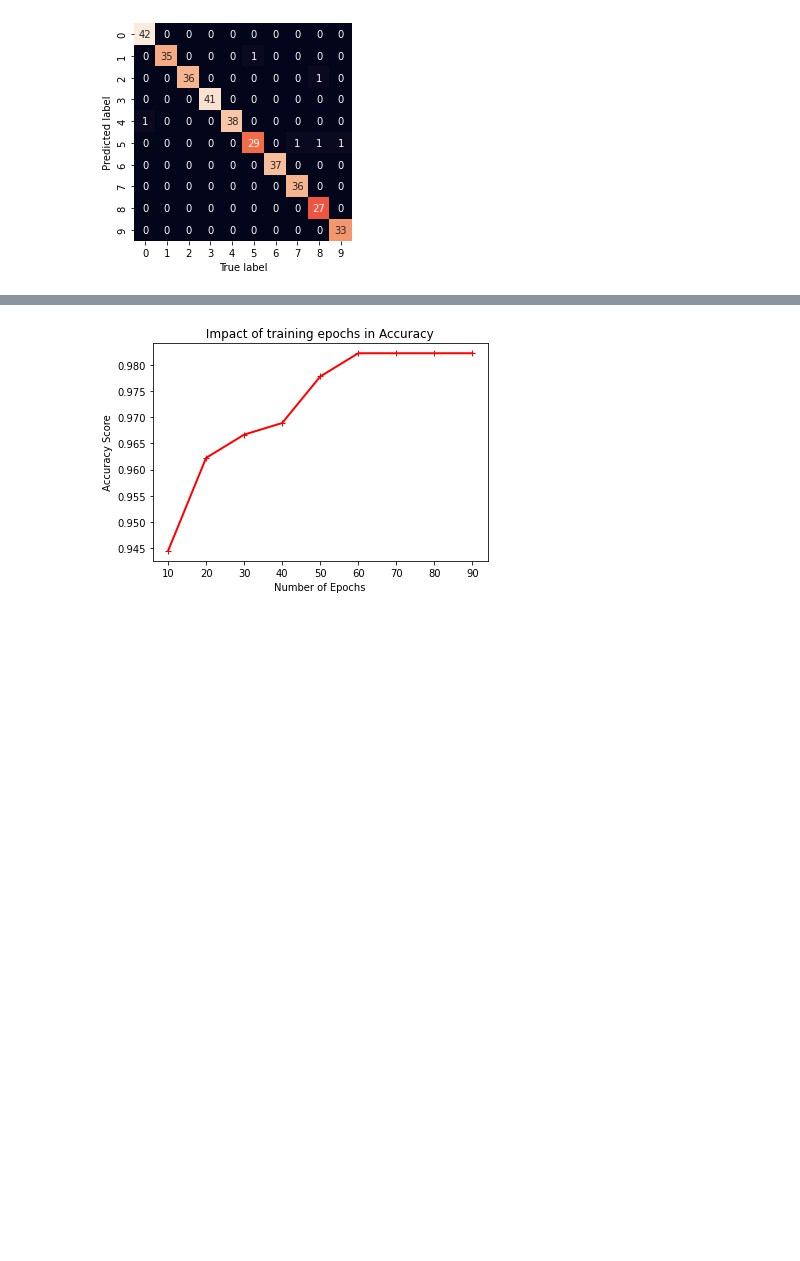
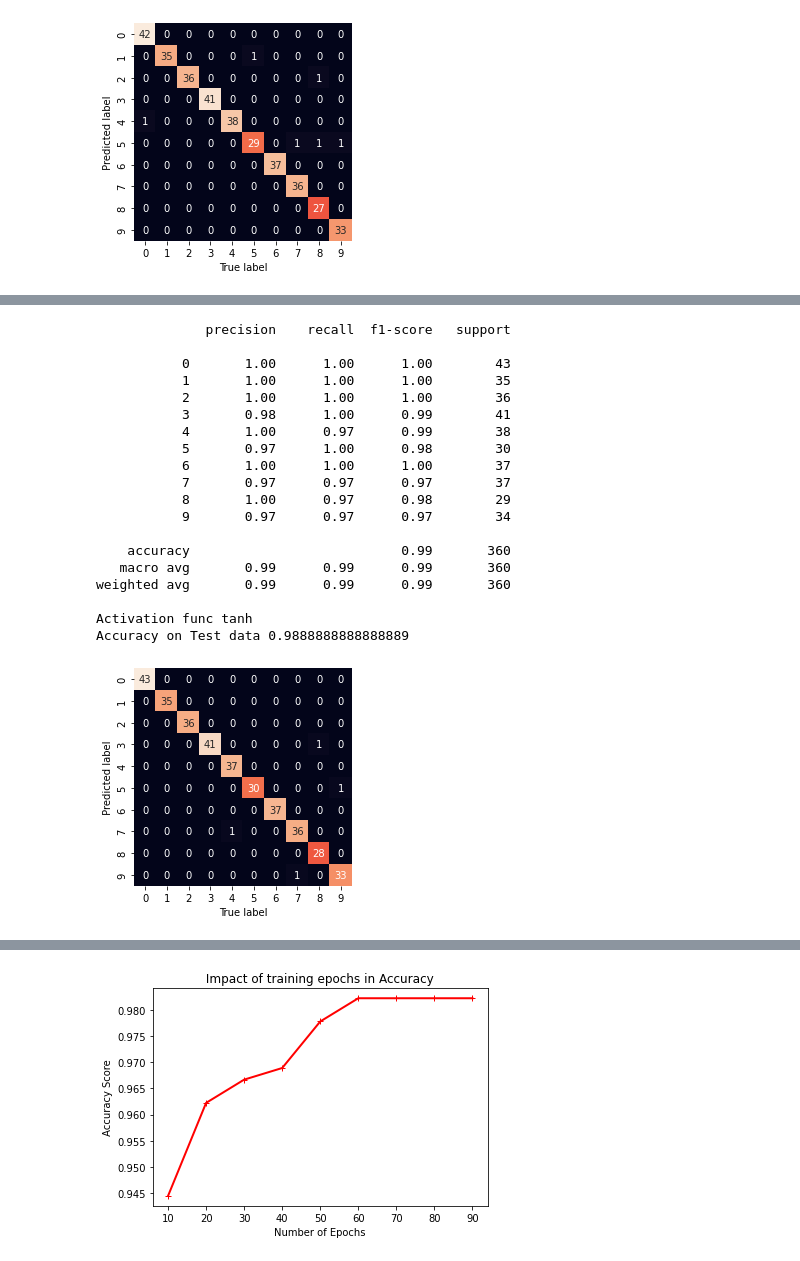
Before and after one commit to SachinSharma6174/neural_network, a Jupyter notebook: MultilayerPerceptron.ipynb, the cells around one changed output, grey strips where cells are left out. Cells and saved outputs as stored; diff of their text form; code cells hidden in the pictures; blank space fills up the shorter version.

```diff
--- a/MultilayerPerceptron.ipynb
+++ b/MultilayerPerceptron.ipynb
@@ -220,0 +267,23 @@ Accuracy on Test data 0.9833333333333333
+# %%
+predictor.predict(perceptron6)
+# %% [output]
+              precision    recall  f1-score   support
+
+           0       1.00      1.00      1.00        43
+           1       1.00      1.00      1.00        35
+           2       1.00      1.00      1.00        36
+           3       0.98      1.00      0.99        41
+           4       1.00      0.97      0.99        38
+           5       0.97      1.00      0.98        30
+           6       1.00      1.00      1.00        37
+           7       0.97      0.97      0.97        37
+           8       1.00      0.97      0.98        29
+           9       0.97      0.97      0.97        34
+
+    accuracy                           0.99       360
+   macro avg       0.99      0.99      0.99       360
+weighted avg       0.99      0.99      0.99       360
+
+Activation func tanh
+Accuracy on Test data 0.9888888888888889
+[figure, added]
```
Also changed, not shown: parts of 4 cells of this notebook.
